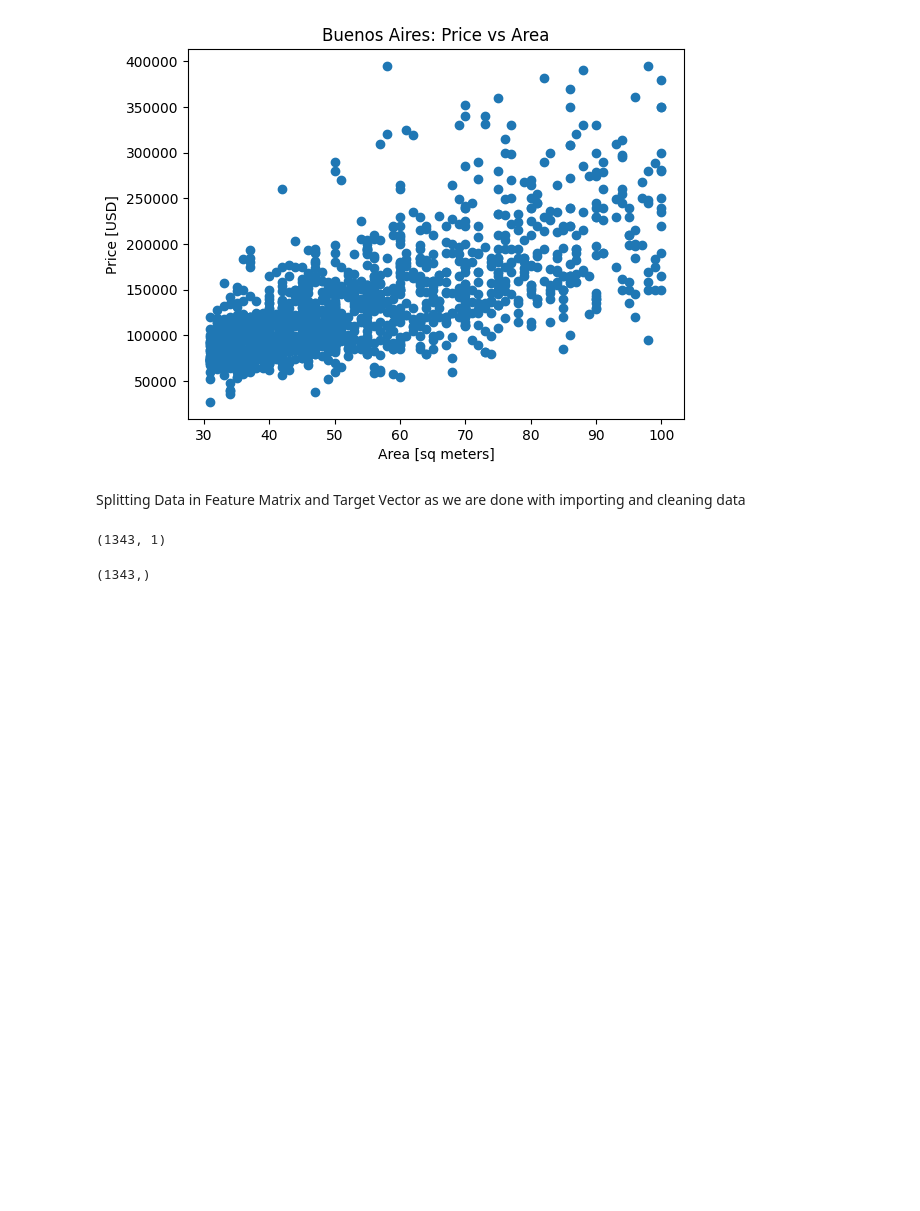
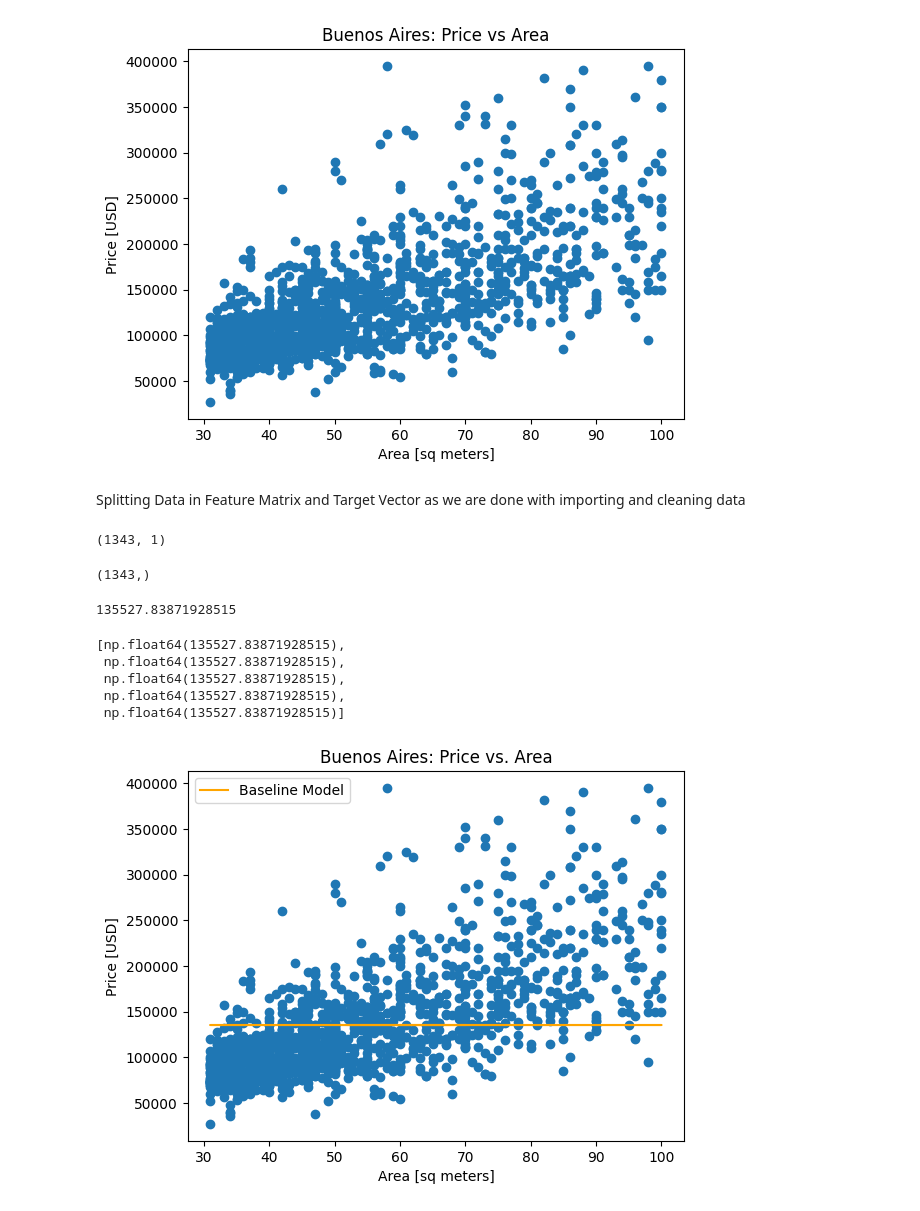
Before and after one commit to programmer-shark/house-price-prediction, a Jupyter notebook: 021-price-and-size.ipynb, the cells around one changed output. Drawn from its saved outputs; the diff is of its cells as text; code cells hidden in the pictures; blank space fills up the shorter version.

Commit message:
Buenos Aires: Price vs. Area with prediction

```diff
--- a/021-price-and-size.ipynb
+++ b/021-price-and-size.ipynb
@@ -159,3 +159,27 @@ y_train = df[target]
 y_train.shape
 # %% [output]
 (1343,)
+# %%
+# base line will be to give mean for all values as its a better prediction than nothing
+y_mean = y_train.mean()
+print(y_mean)
+# %% [output]
+135527.83871928515
+# %%
+y_pred_baseline = [y_mean] * len(y_train)
+y_pred_baseline[:5]
+# %% [output]
+[np.float64(135527.83871928515),
+ np.float64(135527.83871928515),
+ np.float64(135527.83871928515),
+ np.float64(135527.83871928515),
+ np.float64(135527.83871928515)]
+# %%
+plt.plot(X_train, y_pred_baseline, color="orange", label="Baseline Model") # as X_train is 2-d df (1231,1) we can use X_train.values or X_train["surface_covered_in_m2"]
+plt.scatter(X_train, y_train)
+plt.xlabel("Area [sq meters]")
+plt.ylabel("Price [USD]")
+plt.title("Buenos Aires: Price vs. Area")
+plt.legend();
+# %% [output]
+[figure, added]
```
